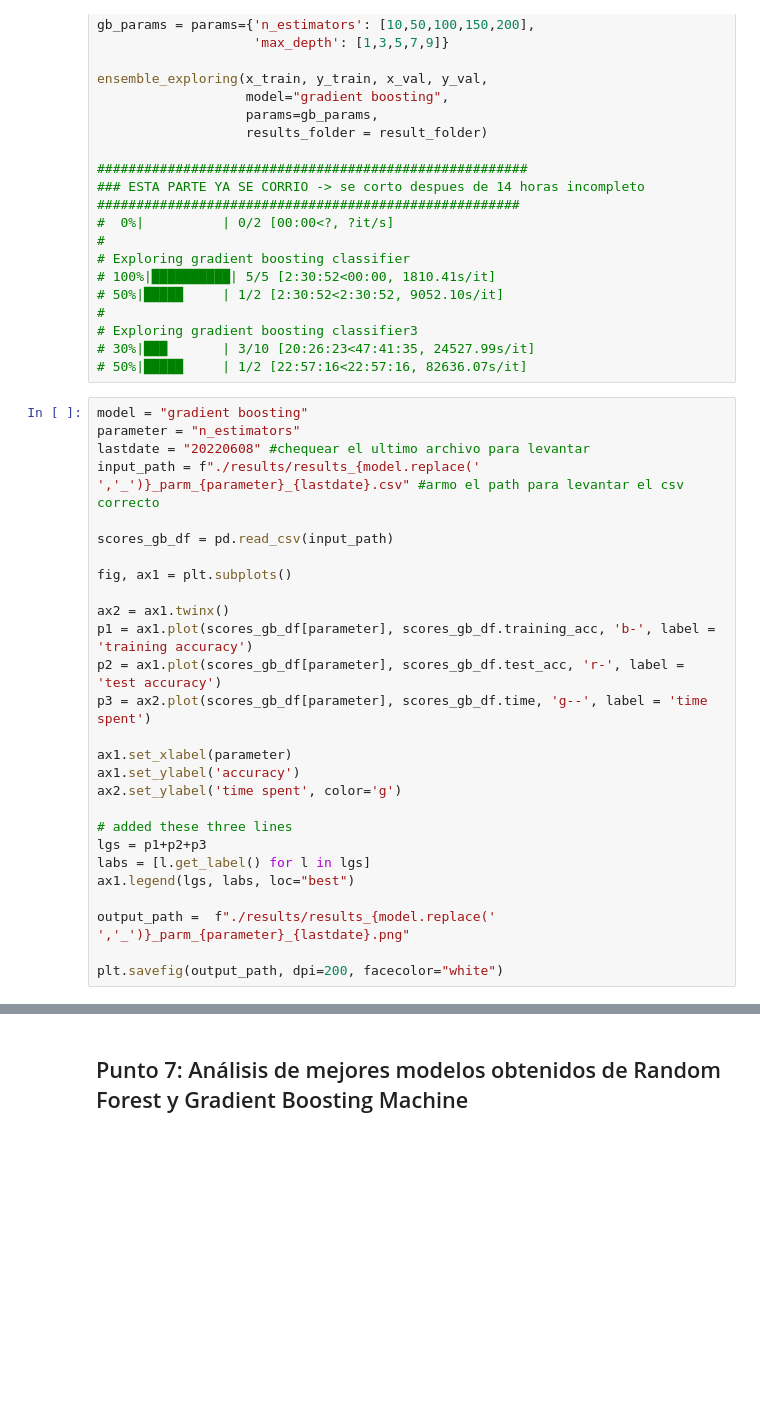
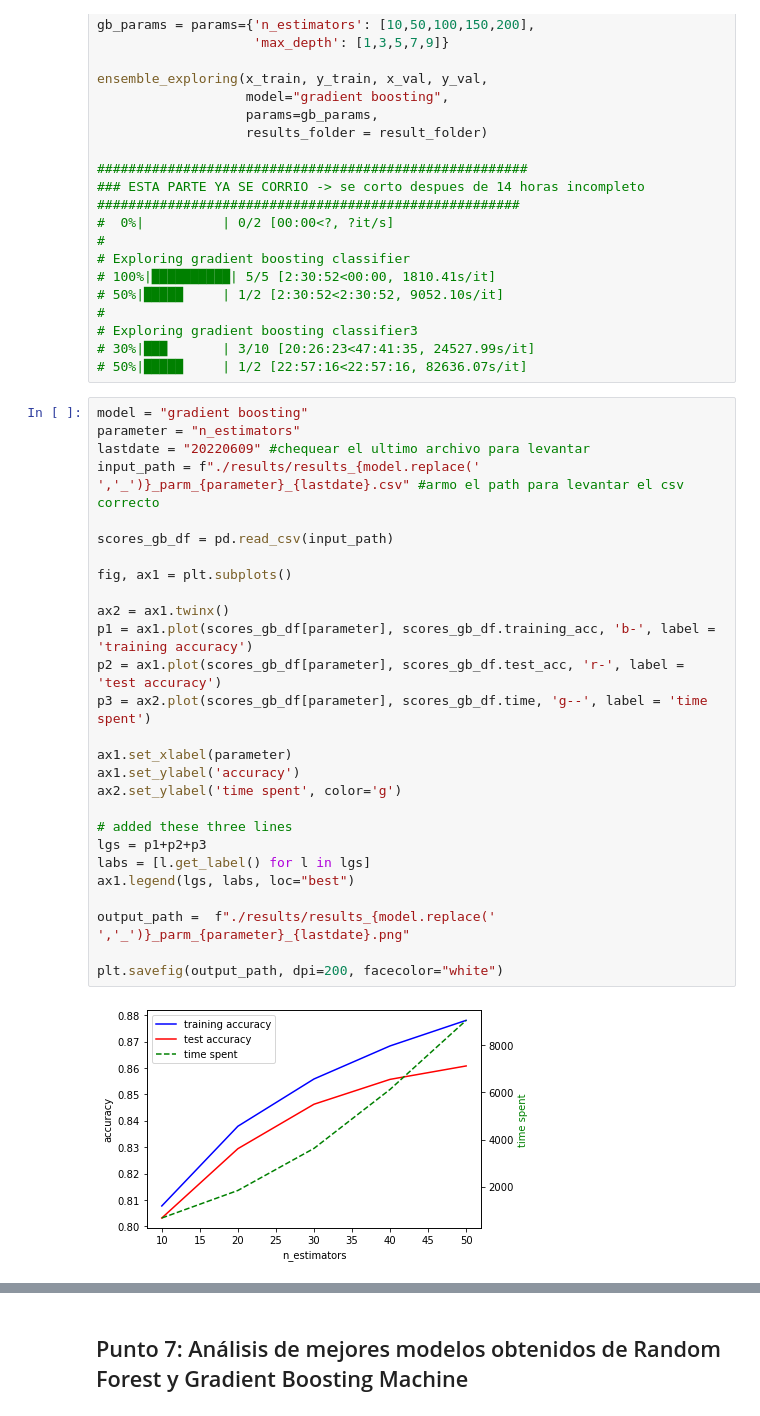
Before and after one commit to mcnanton/tp2AA, a Jupyter notebook: TP2AA.ipynb, the cells around one changed output, grey strips where cells are left out. Saved outputs shown, nothing was run; the diff lists cells and outputs as text; blank space fills up the shorter version.

```diff
--- a/TP2AA.ipynb
+++ b/TP2AA.ipynb
@@ -714,30 +727,32 @@ ensemble_exploring(x_train, y_train, x_val, y_val,
 # %%
 model = "gradient boosting"
 parameter = "n_estimators"
-lastdate = "20220608" #chequear el ultimo archivo para levantar
+lastdate = "20220609" #chequear el ultimo archivo para levantar
 input_path = f"./results/results_{model.replace(' ','_')}_parm_{parameter}_{lastdate}.csv" #armo el path para levantar el csv correcto
 
 scores_gb_df = pd.read_csv(input_path)
 
 fig, ax1 = plt.subplots()
 
 ax2 = ax1.twinx()
 p1 = ax1.plot(scores_gb_df[parameter], scores_gb_df.training_acc, 'b-', label = 'training accuracy')
 p2 = ax1.plot(scores_gb_df[parameter], scores_gb_df.test_acc, 'r-', label = 'test accuracy')
 p3 = ax2.plot(scores_gb_df[parameter], scores_gb_df.time, 'g--', label = 'time spent')
 
 ax1.set_xlabel(parameter)
 ax1.set_ylabel('accuracy')
 ax2.set_ylabel('time spent', color='g')
 
 # added these three lines
 lgs = p1+p2+p3
 labs = [l.get_label() for l in lgs]
 ax1.legend(lgs, labs, loc="best")
 
 output_path =  f"./results/results_{model.replace(' ','_')}_parm_{parameter}_{lastdate}.png"
 
 plt.savefig(output_path, dpi=200, facecolor="white")
+# %% [output]
+[figure, added]
 # %%
 model = "gradient boosting"
 parameter = "max_depth"
```
Also changed, not shown: parts of 18 cells of this notebook, 3 other files.
